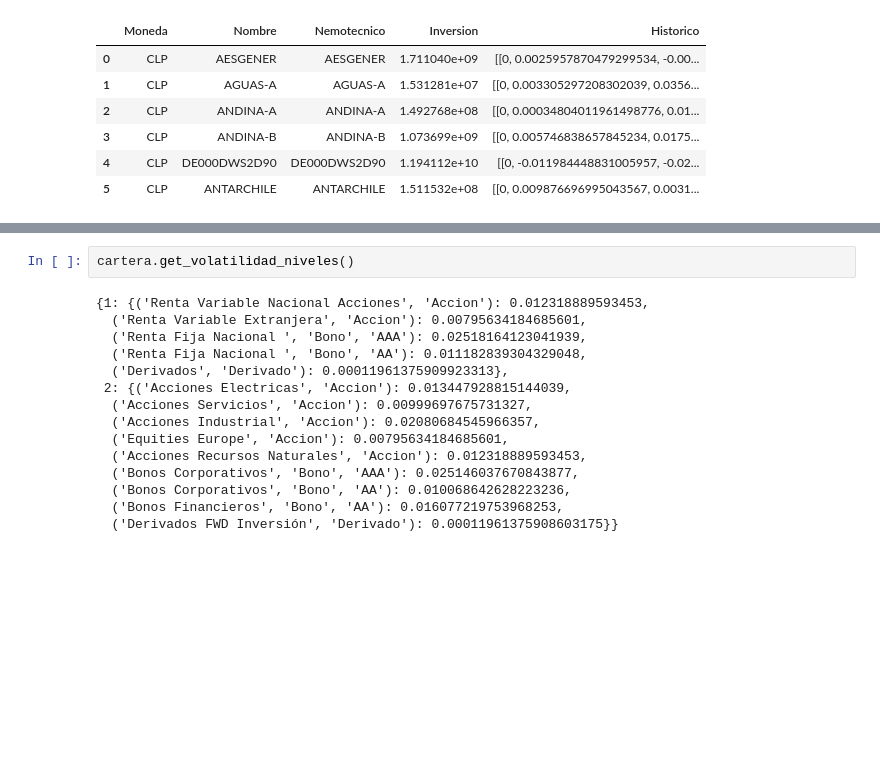
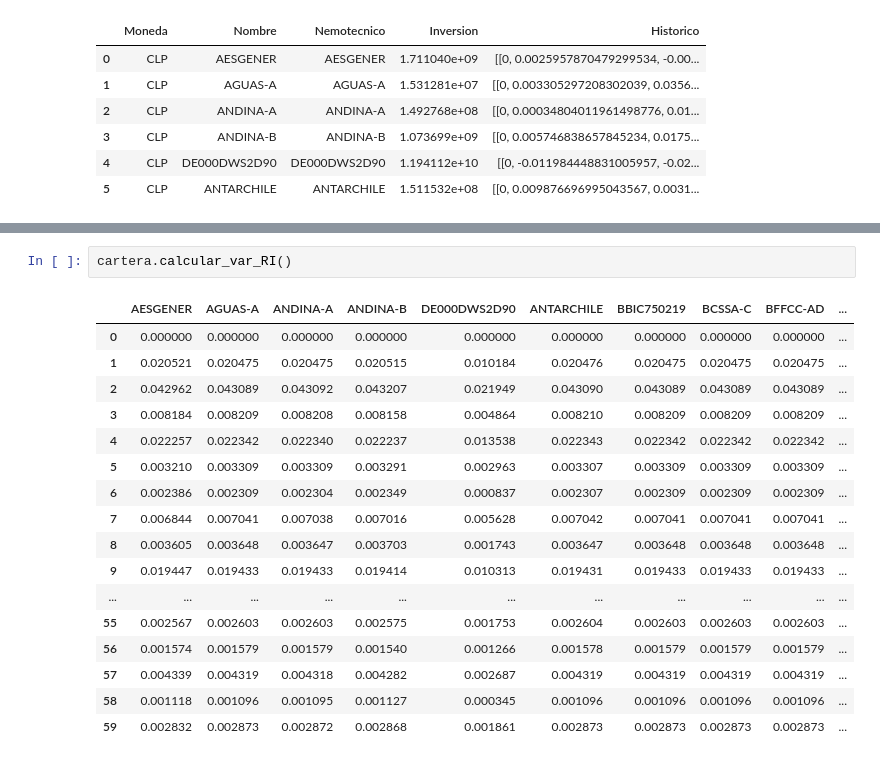
Before and after one commit to GrosoWoW/Practica, a Jupyter notebook: Intento/Cartera/Simulacion_Cartera_ALIVE.ipynb, the cells around one changed output, grey strips where cells are left out. Cells and saved outputs as stored; diff of their text form; blank space fills up the shorter version.

```diff
--- a/Intento/Cartera/Simulacion_Cartera_ALIVE.ipynb
+++ b/Intento/Cartera/Simulacion_Cartera_ALIVE.ipynb
@@ -355,17 +308,20 @@ Los indices de derivado son  67 102
 # %%
-cartera.get_volatilidad_niveles()
+cartera.calcular_var_RI()
 # %% [output]
-{1: {('Renta Variable Nacional Acciones', 'Accion'): 0.012318889593453,
-  ('Renta Variable Extranjera', 'Accion'): 0.00795634184685601,
-  ('Renta Fija Nacional ', 'Bono', 'AAA'): 0.02518164123041939,
-  ('Renta Fija Nacional ', 'Bono', 'AA'): 0.011182839304329048,
-  ('Derivados', 'Derivado'): 0.00011961375909923313},
- 2: {('Acciones Electricas', 'Accion'): 0.013447928815144039,
-  ('Acciones Servicios', 'Accion'): 0.00999697675731327,
-  ('Acciones Industrial', 'Accion'): 0.02080684545966357,
-  ('Equities Europe', 'Accion'): 0.00795634184685601,
-  ('Acciones Recursos Naturales', 'Accion'): 0.012318889593453,
-  ('Bonos Corporativos', 'Bono', 'AAA'): 0.025146037670843877,
-  ('Bonos Corporativos', 'Bono', 'AA'): 0.010068642628223236,
-  ('Bonos Financieros', 'Bono', 'AA'): 0.016077219753968253,
-  ('Derivados FWD Inversión', 'Derivado'): 0.00011961375908603175}}
+|  | AESGENER | AGUAS-A | ANDINA-A | ANDINA-B | DE000DWS2D90 | ANTARCHILE | BBIC750219 | BCSSA-C | BFFCC-AD | ... |
+| 0 | 0.000000 | 0.000000 | 0.000000 | 0.000000 | 0.000000 | 0.000000 | 0.000000 | 0.000000 | 0.000000 | ... |
+| 1 | 0.020521 | 0.020475 | 0.020475 | 0.020515 | 0.010184 | 0.020476 | 0.020475 | 0.020475 | 0.020475 | ... |
+| 2 | 0.042962 | 0.043089 | 0.043092 | 0.043207 | 0.021949 | 0.043090 | 0.043089 | 0.043089 | 0.043089 | ... |
+| 3 | 0.008184 | 0.008209 | 0.008208 | 0.008158 | 0.004864 | 0.008210 | 0.008209 | 0.008209 | 0.008209 | ... |
+| 4 | 0.022257 | 0.022342 | 0.022340 | 0.022237 | 0.013538 | 0.022343 | 0.022342 | 0.022342 | 0.022342 | ... |
+| 5 | 0.003210 | 0.003309 | 0.003309 | 0.003291 | 0.002963 | 0.003307 | 0.003309 | 0.003309 | 0.003309 | ... |
+| 6 | 0.002386 | 0.002309 | 0.002304 | 0.002349 | 0.000837 | 0.002307 | 0.002309 | 0.002309 | 0.002309 | ... |
+| 7 | 0.006844 | 0.007041 | 0.007038 | 0.007016 | 0.005628 | 0.007042 | 0.007041 | 0.007041 | 0.007041 | ... |
+| 8 | 0.003605 | 0.003648 | 0.003647 | 0.003703 | 0.001743 | 0.003647 | 0.003648 | 0.003648 | 0.003648 | ... |
+| 9 | 0.019447 | 0.019433 | 0.019433 | 0.019414 | 0.010313 | 0.019431 | 0.019433 | 0.019433 | 0.019433 | ... |
+| ... | ... | ... | ... | ... | ... | ... | ... | ... | ... | ... |
+| 55 | 0.002567 | 0.002603 | 0.002603 | 0.002575 | 0.001753 | 0.002604 | 0.002603 | 0.002603 | 0.002603 | ... |
+| 56 | 0.001574 | 0.001579 | 0.001579 | 0.001540 | 0.001266 | 0.001578 | 0.001579 | 0.001579 | 0.001579 | ... |
+| 57 | 0.004339 | 0.004319 | 0.004318 | 0.004282 | 0.002687 | 0.004319 | 0.004319 | 0.004319 | 0.004319 | ... |
+| 58 | 0.001118 | 0.001096 | 0.001095 | 0.001127 | 0.000345 | 0.001096 | 0.001096 | 0.001096 | 0.001096 | ... |
+| 59 | 0.002832 | 0.002873 | 0.002872 | 0.002868 | 0.001861 | 0.002873 | 0.002873 | 0.002873 | 0.002873 | ... |
```
Also changed, not shown: parts of 18 cells of this notebook, 2 other files.
